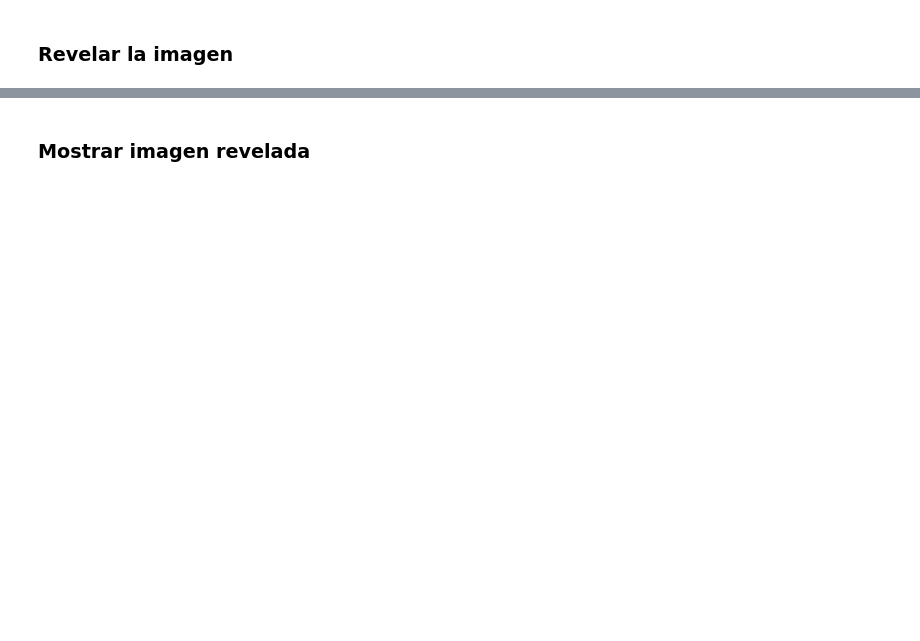
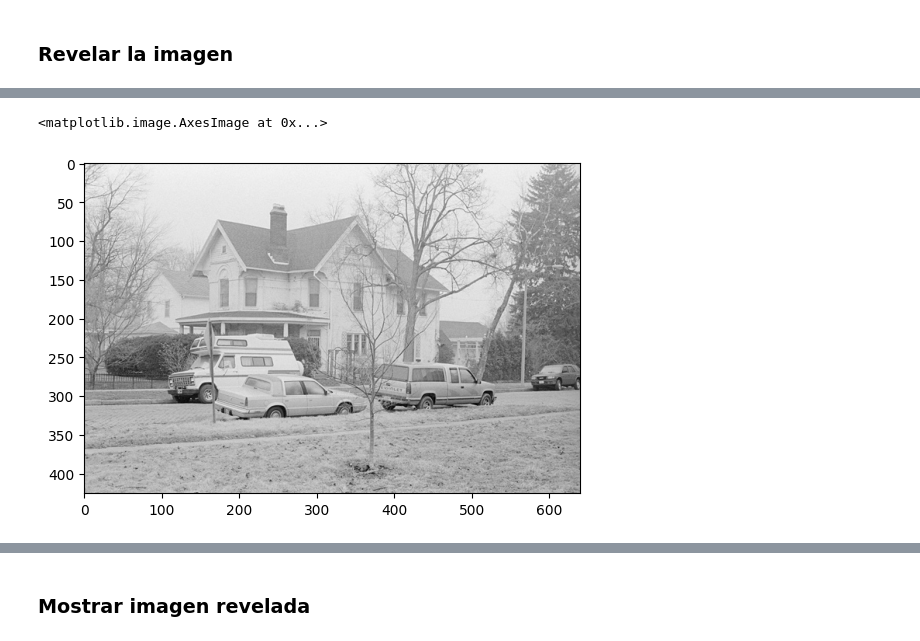
Before and after one commit to CeSaRLoPeZArTeAgA/Programacion_Grafica, a Jupyter notebook: SEMANA 1/1.8 Ejercicio 1_ Revelar.ipynb, the cells around one changed output, grey strips where cells are left out. Cells and saved outputs as stored; diff of their text form; code cells hidden in the pictures; blank space fills up the shorter version.

```diff
--- a/SEMANA 1/1.8 Ejercicio 1_ Revelar.ipynb
+++ b/SEMANA 1/1.8 Ejercicio 1_ Revelar.ipynb
@@ -32,2 +62,7 @@ plt.imshow(im_revelada1, cmap='gray')
+# %%
+plt.imshow(im_revelada2, cmap='gray')
+# %% [output]
+<matplotlib.image.AxesImage at 0x...>
+[figure, added]
 # %%
 im
```
Also changed, not shown: parts of 18 cells of this notebook, 11 other files.
